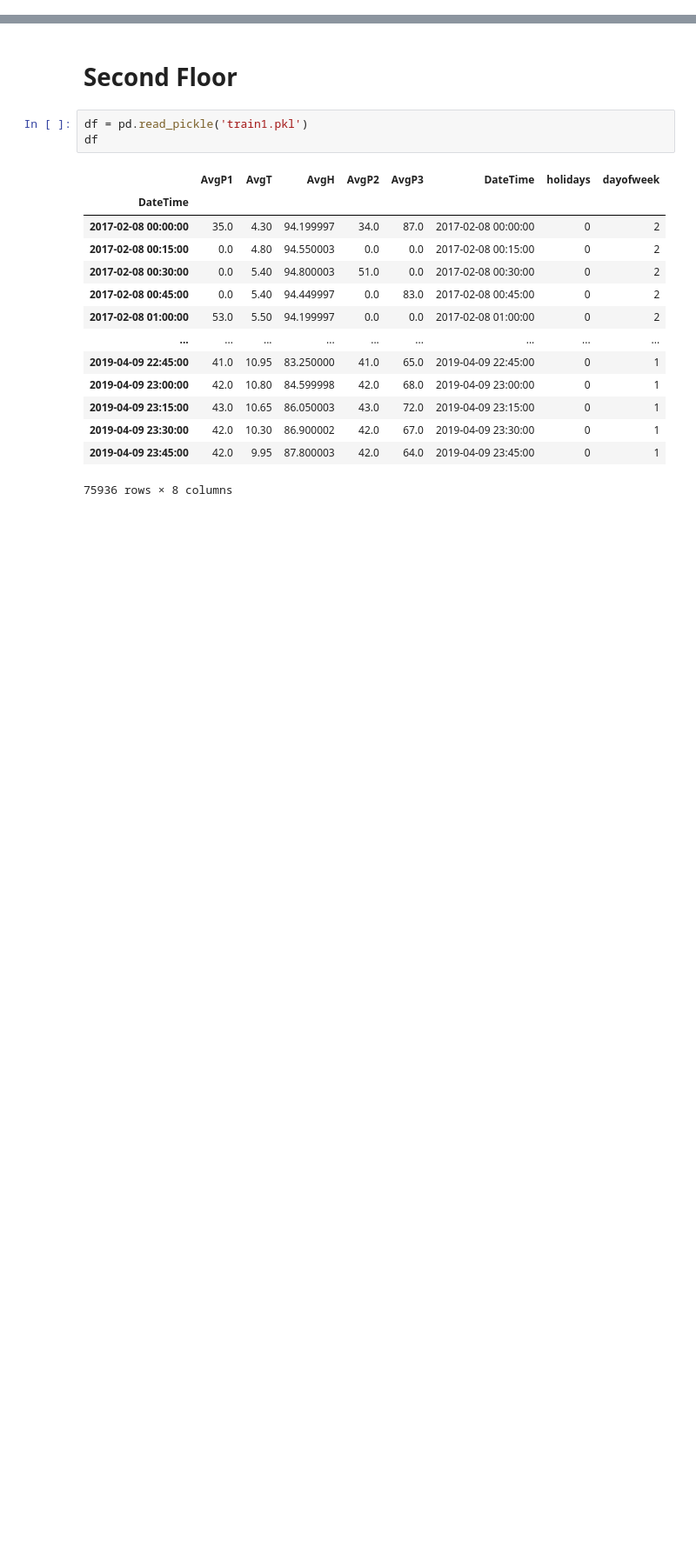
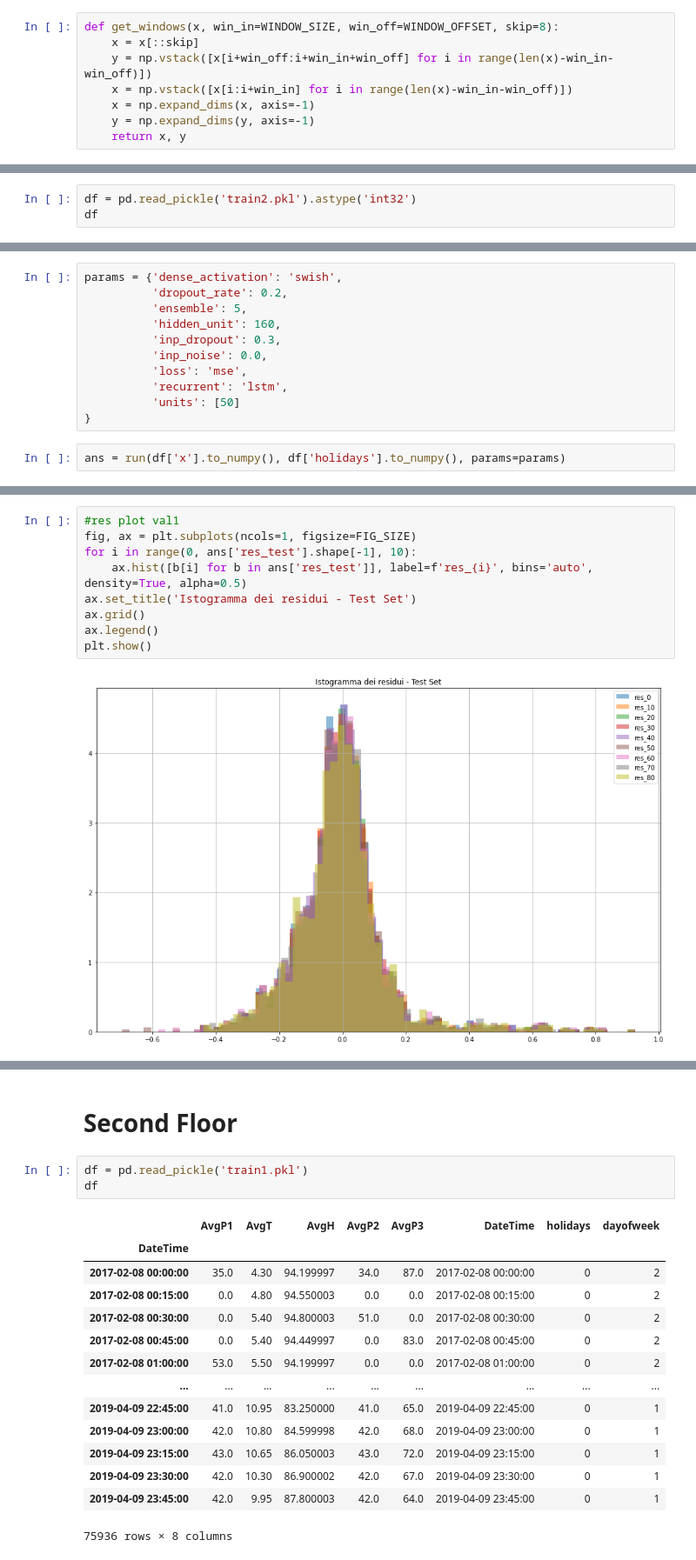
Before and after one commit to VladMarianCimpeanu/electricity-demand-anomaly-detection, a Jupyter notebook: Paper2.ipynb, the cells around one changed output, grey strips where cells are left out. Shown at 87% size. Drawn from its saved outputs; the diff is of its cells as text; blank space fills up the shorter version.

```diff
--- a/Paper2.ipynb
+++ b/Paper2.ipynb
@@ -380,0 +42,8 @@ _________________________________________________________________
+# %%
+def get_windows(x, win_in=WINDOW_SIZE, win_off=WINDOW_OFFSET, skip=8):
+    x = x[::skip]
+    y = np.vstack([x[i+win_off:i+win_in+win_off] for i in range(len(x)-win_in-win_off)])
+    x = np.vstack([x[i:i+win_in] for i in range(len(x)-win_in-win_off)])
+    x = np.expand_dims(x, axis=-1)
+    y = np.expand_dims(y, axis=-1)
+    return x, y
@@ -380,0 +386,3 @@ _________________________________________________________________
+# %%
+df = pd.read_pickle('train2.pkl').astype('int32')
+df
@@ -380,0 +411,13 @@ _________________________________________________________________
+# %%
+params = {'dense_activation': 'swish',
+          'dropout_rate': 0.2,
+          'ensemble': 5,
+          'hidden_unit': 160,
+          'inp_dropout': 0.3,
+          'inp_noise': 0.0,
+          'loss': 'mse',
+          'recurrent': 'lstm',
+          'units': [50]
+}
+# %%
+ans = run(df['x'].to_numpy(), df['holidays'].to_numpy(), params=params)
@@ -380,0 +509,11 @@ _________________________________________________________________
+# %%
+#res plot val1
+fig, ax = plt.subplots(ncols=1, figsize=FIG_SIZE)
+for i in range(0, ans['res_test'].shape[-1], 10):
+    ax.hist([b[i] for b in ans['res_test']], label=f'res_{i}', bins='auto', density=True, alpha=0.5)
+ax.set_title('Istogramma dei residui - Test Set')
+ax.grid()
+ax.legend()
+plt.show()
+# %% [output]
+[figure, added]
```
Also changed, not shown: parts of 98 cells of this notebook, 4 other files.
